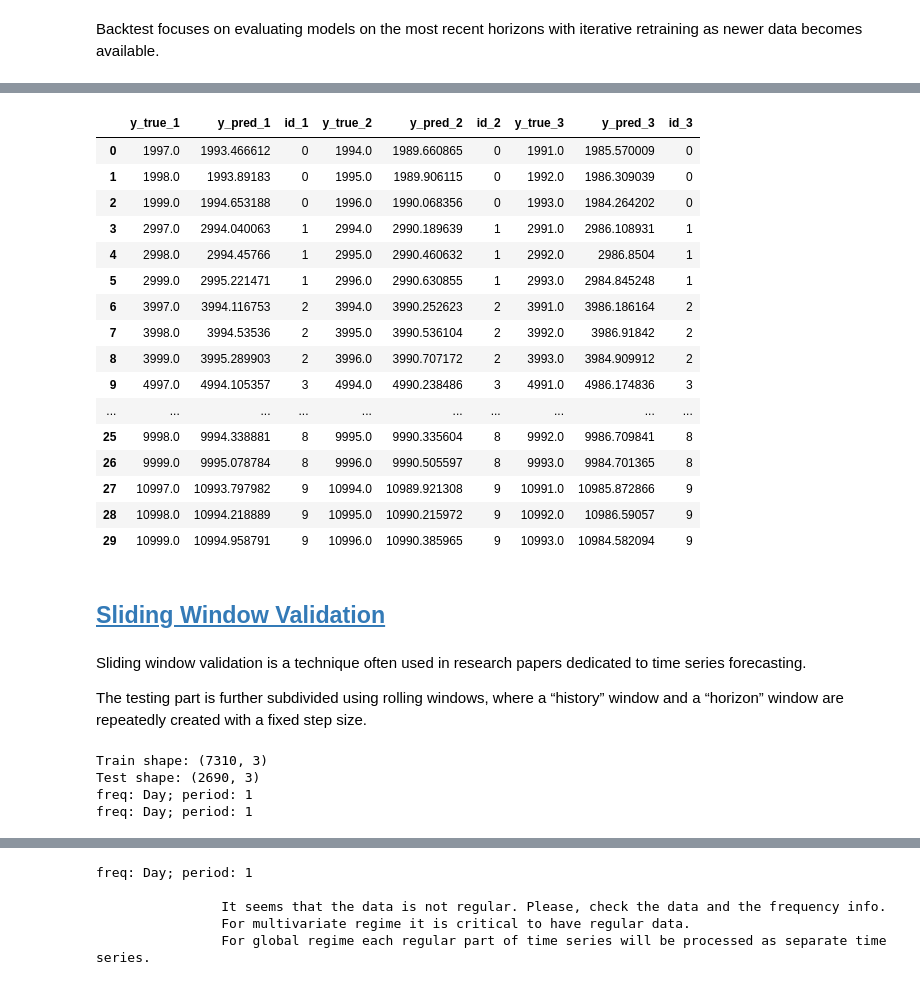
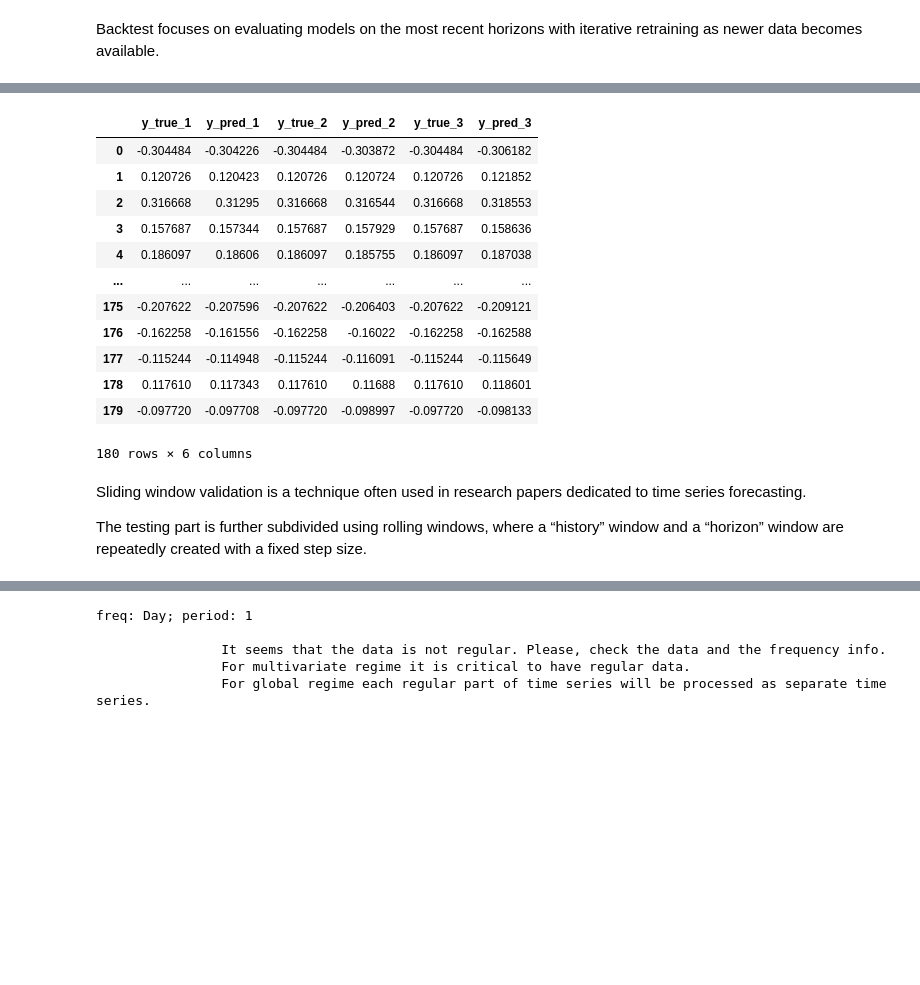
Before and after one commit to sb-ai-lab/tsururu, a Jupyter notebook: examples/Tutorial_1_Quick_start.ipynb, the cells around one changed output, grey strips where cells are left out. Cells and saved outputs as stored; diff of their text form; code cells hidden in the pictures; blank space fills up the shorter version.

```diff
--- a/examples/Tutorial_1_Quick_start.ipynb
+++ b/examples/Tutorial_1_Quick_start.ipynb
@@ -174,11 +228,11 @@ pipeline_params = {
                     "transform_target": True,
                     "transform_features": True
                 },
-            "LagTransformer": {"lags": 7},
+            "LagTransformer": {"lags": 15},
         },
     },
     "date": {
-        "columns": ["date"],
+        "columns": ["timestamp"],
         "features": {
             "DateSeasonsGenerator": {
                 # Use seasonality features from the date column as
@@ -193,7 +247,7 @@ pipeline_params = {
                 # Use date from target point to make datetime features
                 "from_target_date": True,
             },
-            "LagTransformer": {"lags": 3}
+            "LagTransformer": {"lags": 1}
         },
     },
     "id": {
@@ -253,11 +307,16 @@ validation_params = {
 
 trainer_params = {}
 
+# Configure the explainer parameters.
+# For a detailed description, see the Interpretation of the model section.
+feature_explainer_params = {"method": "shap", "is_aggregate": True}
+
 trainer = MLTrainer(
     model,
     model_params,
     validation,
     validation_params,
+    feature_explainer_params
 )
 # %% [markdown]
 #### <a id='toc2_1_2_6_'></a>[Strategy](#toc0_)
@@ -284,5 +340,8 @@ history = 7
+# %%
+horizon = test_df.shape[0]
+history = 20
 # %%
 strategy = RecursiveStrategy(horizon, history, trainer, pipeline)
 # %%
-fit_time, _ = strategy.fit(dataset)
+fit_time, _ = strategy.fit(train_dataset)
 # %% [output]
@@ -355,52 +546,21 @@ freq: Day; period: 1
 # %%
-get_results(cv=3, regime="global", y_true=test, y_pred=pred, ids=ids)
+get_results(cv=3, regime="local", y_true=test, y_pred=pred, ids=ids)
 # %% [output]
-|  | y_true_1 | y_pred_1 | id_1 | y_true_2 | y_pred_2 | id_2 | y_true_3 | y_pred_3 | id_3 |
-| 0 | 1997.0 | 1993.466612 | 0 | 1994.0 | 1989.660865 | 0 | 1991.0 | 1985.570009 | 0 |
-| 1 | 1998.0 | 1993.89183 | 0 | 1995.0 | 1989.906115 | 0 | 1992.0 | 1986.309039 | 0 |
-| 2 | 1999.0 | 1994.653188 | 0 | 1996.0 | 1990.068356 | 0 | 1993.0 | 1984.264202 | 0 |
-| 3 | 2997.0 | 2994.040063 | 1 | 2994.0 | 2990.189639 | 1 | 2991.0 | 2986.108931 | 1 |
-| 4 | 2998.0 | 2994.45766 | 1 | 2995.0 | 2990.460632 | 1 | 2992.0 | 2986.8504 | 1 |
-| 5 | 2999.0 | 2995.221471 | 1 | 2996.0 | 2990.630855 | 1 | 2993.0 | 2984.845248 | 1 |
-| 6 | 3997.0 | 3994.116753 | 2 | 3994.0 | 3990.252623 | 2 | 3991.0 | 3986.186164 | 2 |
-| 7 | 3998.0 | 3994.53536 | 2 | 3995.0 | 3990.536104 | 2 | 3992.0 | 3986.91842 | 2 |
-| 8 | 3999.0 | 3995.289903 | 2 | 3996.0 | 3990.707172 | 2 | 3993.0 | 3984.909912 | 2 |
-| 9 | 4997.0 | 4994.105357 | 3 | 4994.0 | 4990.238486 | 3 | 4991.0 | 4986.174836 | 3 |
-| ... | ... | ... | ... | ... | ... | ... | ... | ... | ... |
-| 25 | 9998.0 | 9994.338881 | 8 | 9995.0 | 9990.335604 | 8 | 9992.0 | 9986.709841 | 8 |
-| 26 | 9999.0 | 9995.078784 | 8 | 9996.0 | 9990.505597 | 8 | 9993.0 | 9984.701365 | 8 |
-| 27 | 10997.0 | 10993.797982 | 9 | 10994.0 | 10989.921308 | 9 | 10991.0 | 10985.872866 | 9 |
-| 28 | 10998.0 | 10994.218889 | 9 | 10995.0 | 10990.215972 | 9 | 10992.0 | 10986.59057 | 9 |
-| 29 | 10999.0 | 10994.958791 | 9 | 10996.0 | 10990.385965 | 9 | 10993.0 | 10984.582094 | 9 |
+|  | y_true_1 | y_pred_1 | y_true_2 | y_pred_2 | y_true_3 | y_pred_3 |
+| 0 | -0.304484 | -0.304226 | -0.304484 | -0.303872 | -0.304484 | -0.306182 |
+| 1 | 0.120726 | 0.120423 | 0.120726 | 0.120724 | 0.120726 | 0.121852 |
+| 2 | 0.316668 | 0.31295 | 0.316668 | 0.316544 | 0.316668 | 0.318553 |
+| 3 | 0.157687 | 0.157344 | 0.157687 | 0.157929 | 0.157687 | 0.158636 |
+| 4 | 0.186097 | 0.18606 | 0.186097 | 0.185755 | 0.186097 | 0.187038 |
+| ... | ... | ... | ... | ... | ... | ... |
+| 175 | -0.207622 | -0.207596 | -0.207622 | -0.206403 | -0.207622 | -0.209121 |
+| 176 | -0.162258 | -0.161556 | -0.162258 | -0.16022 | -0.162258 | -0.162588 |
+| 177 | -0.115244 | -0.114948 | -0.115244 | -0.116091 | -0.115244 | -0.115649 |
+| 178 | 0.117610 | 0.117343 | 0.117610 | 0.11688 | 0.117610 | 0.118601 |
+| 179 | -0.097720 | -0.097708 | -0.097720 | -0.098997 | -0.097720 | -0.098133 |
+180 rows × 6 columns
-# %% [markdown]
-## <a id='toc2_3_'></a>[Sliding Window Validation](#toc0_)
 # %% [markdown]
 Sliding window validation is a technique often used in research papers dedicated to time series forecasting.
 
 The testing part is further subdivided using rolling windows, where a “history” window and a “horizon” window are repeatedly created with a fixed step size.
-# %%
-full_df = pd.read_csv(df_path)
-
-train_df = full_df[full_df["date"] < "2022-01-01"]
-test_df = full_df[full_df["date"] >= "2022-01-01"]
-
-print(f"Train shape: {train_df.shape}")
-print(f"Test shape: {test_df.shape}")
-
-train_dataset = TSDataset(
-    data=train_df,
-    columns_params=dataset_params,
-    print_freq_period_info=True,
-)
-
-test_dataset = TSDataset(
-    data=test_df,
-    columns_params=dataset_params,
-    print_freq_period_info=True,
-)
-# %% [output]
-Train shape: (7310, 3)
-Test shape: (2690, 3)
-freq: Day; period: 1
-freq: Day; period: 1
 # %%
```
Also changed, not shown: parts of 22 cells of this notebook.
